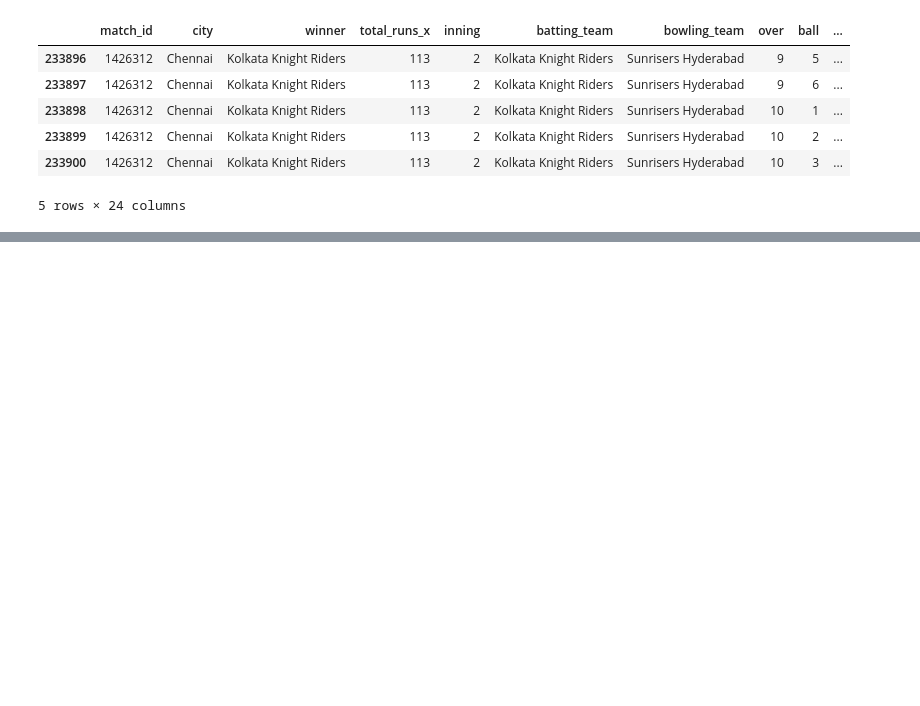
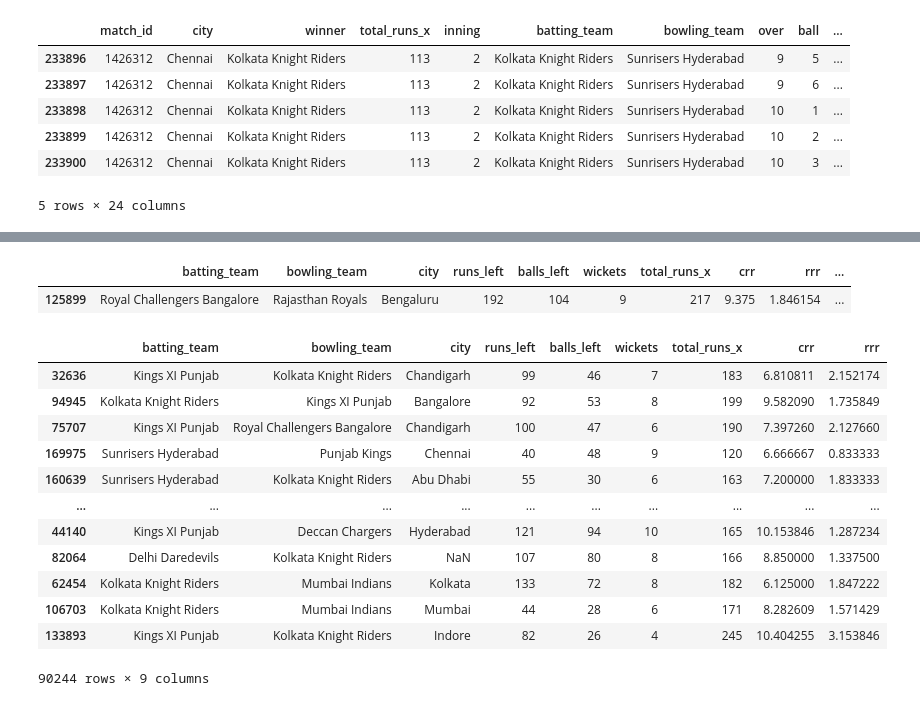
Before and after one commit to mridul891/ipl_prediction, a Jupyter notebook: Untitled.ipynb, the cells around one changed output, grey strips where cells are left out. Saved outputs shown, nothing was run; the diff lists cells and outputs as text; code cells hidden in the pictures; blank space fills up the shorter version.

Commit message:
model building

```diff
--- a/Untitled.ipynb
+++ b/Untitled.ipynb
@@ -370,3 +381,35 @@ delivery_df.head()
 # %%
 def result (row) :
     return 1 if row['batting_team'] == row['winner'] else 0
+# %%
+delivery_df["result"] = delivery_df.apply(result , axis = 1 )
+# %%
+final_df = delivery_df[["batting_team" ,'bowling_team','city' , 'runs_left' , 'balls_left' , 'wickets','total_runs_x' , 'crr' , 'rrr' , 'result' ]]
+# %%
+final_df = final_df.sample(final_df.shape[0])
+# %%
+final_df.sample()
+# %% [output]
+|  | batting_team | bowling_team | city | runs_left | balls_left | wickets | total_runs_x | crr | rrr | ... |
+| 125899 | Royal Challengers Bangalore | Rajasthan Royals | Bengaluru | 192 | 104 | 9 | 217 | 9.375 | 1.846154 | ... |
+# %%
+X  = final_df.iloc[:,:-1]
+y = final_df.iloc[:,-1]
+from sklearn.model_selection import train_test_split
+X_train , X_test , y_train , y_test = train_test_split(X,y,test_size = 0.2 , random_state=1)
+# %%
+X_train
+# %% [output]
+|  | batting_team | bowling_team | city | runs_left | balls_left | wickets | total_runs_x | crr | rrr |
+| 32636 | Kings XI Punjab | Kolkata Knight Riders | Chandigarh | 99 | 46 | 7 | 183 | 6.810811 | 2.152174 |
+| 94945 | Kolkata Knight Riders | Kings XI Punjab | Bangalore | 92 | 53 | 8 | 199 | 9.582090 | 1.735849 |
+| 75707 | Kings XI Punjab | Royal Challengers Bangalore | Chandigarh | 100 | 47 | 6 | 190 | 7.397260 | 2.127660 |
+| 169975 | Sunrisers Hyderabad | Punjab Kings | Chennai | 40 | 48 | 9 | 120 | 6.666667 | 0.833333 |
+| 160639 | Sunrisers Hyderabad | Kolkata Knight Riders | Abu Dhabi | 55 | 30 | 6 | 163 | 7.200000 | 1.833333 |
+| ... | ... | ... | ... | ... | ... | ... | ... | ... | ... |
+| 44140 | Kings XI Punjab | Deccan Chargers | Hyderabad | 121 | 94 | 10 | 165 | 10.153846 | 1.287234 |
+| 82064 | Delhi Daredevils | Kolkata Knight Riders | NaN | 107 | 80 | 8 | 166 | 8.850000 | 1.337500 |
+| 62454 | Kolkata Knight Riders | Mumbai Indians | Kolkata | 133 | 72 | 8 | 182 | 6.125000 | 1.847222 |
+| 106703 | Kolkata Knight Riders | Mumbai Indians | Mumbai | 44 | 28 | 6 | 171 | 8.282609 | 1.571429 |
+| 133893 | Kings XI Punjab | Kolkata Knight Riders | Indore | 82 | 26 | 4 | 245 | 10.404255 | 3.153846 |
+90244 rows × 9 columns
```
Also changed, not shown: parts of 4 cells of this notebook.
